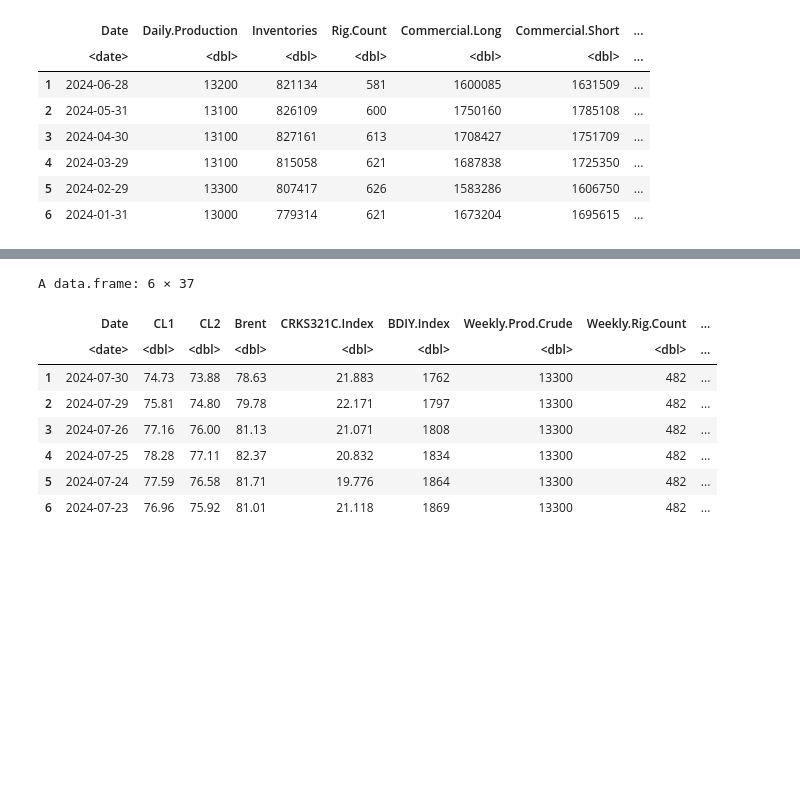
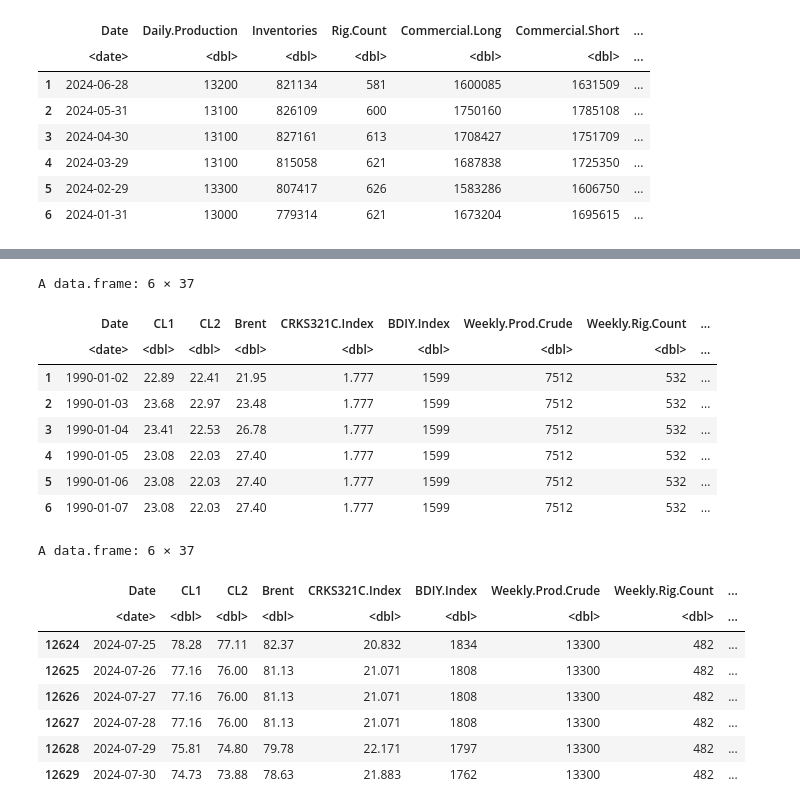
Before and after one commit to mg825/R_Assignment_1, a Jupyter notebook: Oil_Coursework/code.ipynb, the cells around one changed output, grey strips where cells are left out. Saved outputs shown, nothing was run; the diff lists cells and outputs as text; code cells hidden in the pictures; blank space fills up the shorter version.

Commit message:
table set fr

```diff
--- a/Oil_Coursework/code.ipynb
+++ b/Oil_Coursework/code.ipynb
@@ -57,12 +98,15 @@ A data.frame: 6 × 11
 # %%
-data_compile = industry_d %>%
-  merge(industry_w, by = "Date", all = TRUE) %>%
-  merge(industry_m, by = "Date", all = TRUE) %>%
-  merge(macro_m, by = "Date", all = TRUE) %>%
-  merge(stockprices_m, by = "Date", all = TRUE) %>%
+data_compile <- date_grid %>%
+  left_join(industry_d, by = "Date") %>%
+  left_join(industry_w, by = "Date") %>%
+  left_join(industry_m, by = "Date") %>%
+  left_join(macro_m, by = "Date") %>%
+  left_join(stockprices_m, by = "Date") %>%
   arrange(Date)
 
+
 head(data_compile)
+tail(data_compile)
 print(paste("Rows after merge:", nrow(data_compile)))
 # %% [output]
 A data.frame: 6 × 37
@@ -78,18 +131,27 @@ A data.frame: 6 × 37
 # %%
-data_compile_filled = data_compile %>%
-    arrange(Date) %>%
-    mutate(across(-Date, ~ zoo::na.locf(., na.rm = FALSE))) %>%
-    mutate(across(-Date, ~ zoo::na.locf(., fromLast = TRUE, na.rm = FALSE))) %>%
-    arrange(desc(Date))
+data_compile_filled <- data_compile %>%
+  arrange(Date) %>%
+  mutate(across(-Date, ~ zoo::na.locf(., na.rm = FALSE))) %>%
+  mutate(across(-Date, ~ zoo::na.locf(., fromLast = TRUE, na.rm = FALSE)))
 
-head(data_compile_filled)
+head(data_compile_filled)  # earliest dates
+tail(data_compile_filled)  # latest dates
 # %% [output]
 A data.frame: 6 × 37
 |  | Date | CL1 | CL2 | Brent | CRKS321C.Index | BDIY.Index | Weekly.Prod.Crude | Weekly.Rig.Count | ... |
 |  | <date> | <dbl> | <dbl> | <dbl> | <dbl> | <dbl> | <dbl> | <dbl> | ... |
-| 1 | 2024-07-30 | 74.73 | 73.88 | 78.63 | 21.883 | 1762 | 13300 | 482 | ... |
-| 2 | 2024-07-29 | 75.81 | 74.80 | 79.78 | 22.171 | 1797 | 13300 | 482 | ... |
-| 3 | 2024-07-26 | 77.16 | 76.00 | 81.13 | 21.071 | 1808 | 13300 | 482 | ... |
-| 4 | 2024-07-25 | 78.28 | 77.11 | 82.37 | 20.832 | 1834 | 13300 | 482 | ... |
-| 5 | 2024-07-24 | 77.59 | 76.58 | 81.71 | 19.776 | 1864 | 13300 | 482 | ... |
-| 6 | 2024-07-23 | 76.96 | 75.92 | 81.01 | 21.118 | 1869 | 13300 | 482 | ... |
+| 1 | 1990-01-02 | 22.89 | 22.41 | 21.95 | 1.777 | 1599 | 7512 | 532 | ... |
+| 2 | 1990-01-03 | 23.68 | 22.97 | 23.48 | 1.777 | 1599 | 7512 | 532 | ... |
+| 3 | 1990-01-04 | 23.41 | 22.53 | 26.78 | 1.777 | 1599 | 7512 | 532 | ... |
+| 4 | 1990-01-05 | 23.08 | 22.03 | 27.40 | 1.777 | 1599 | 7512 | 532 | ... |
+| 5 | 1990-01-06 | 23.08 | 22.03 | 27.40 | 1.777 | 1599 | 7512 | 532 | ... |
+| 6 | 1990-01-07 | 23.08 | 22.03 | 27.40 | 1.777 | 1599 | 7512 | 532 | ... |
+A data.frame: 6 × 37
+|  | Date | CL1 | CL2 | Brent | CRKS321C.Index | BDIY.Index | Weekly.Prod.Crude | Weekly.Rig.Count | ... |
+|  | <date> | <dbl> | <dbl> | <dbl> | <dbl> | <dbl> | <dbl> | <dbl> | ... |
+| 12624 | 2024-07-25 | 78.28 | 77.11 | 82.37 | 20.832 | 1834 | 13300 | 482 | ... |
+| 12625 | 2024-07-26 | 77.16 | 76.00 | 81.13 | 21.071 | 1808 | 13300 | 482 | ... |
+| 12626 | 2024-07-27 | 77.16 | 76.00 | 81.13 | 21.071 | 1808 | 13300 | 482 | ... |
+| 12627 | 2024-07-28 | 77.16 | 76.00 | 81.13 | 21.071 | 1808 | 13300 | 482 | ... |
+| 12628 | 2024-07-29 | 75.81 | 74.80 | 79.78 | 22.171 | 1797 | 13300 | 482 | ... |
+| 12629 | 2024-07-30 | 74.73 | 73.88 | 78.63 | 21.883 | 1762 | 13300 | 482 | ... |
```
Also changed, not shown: parts of 4 cells of this notebook.
